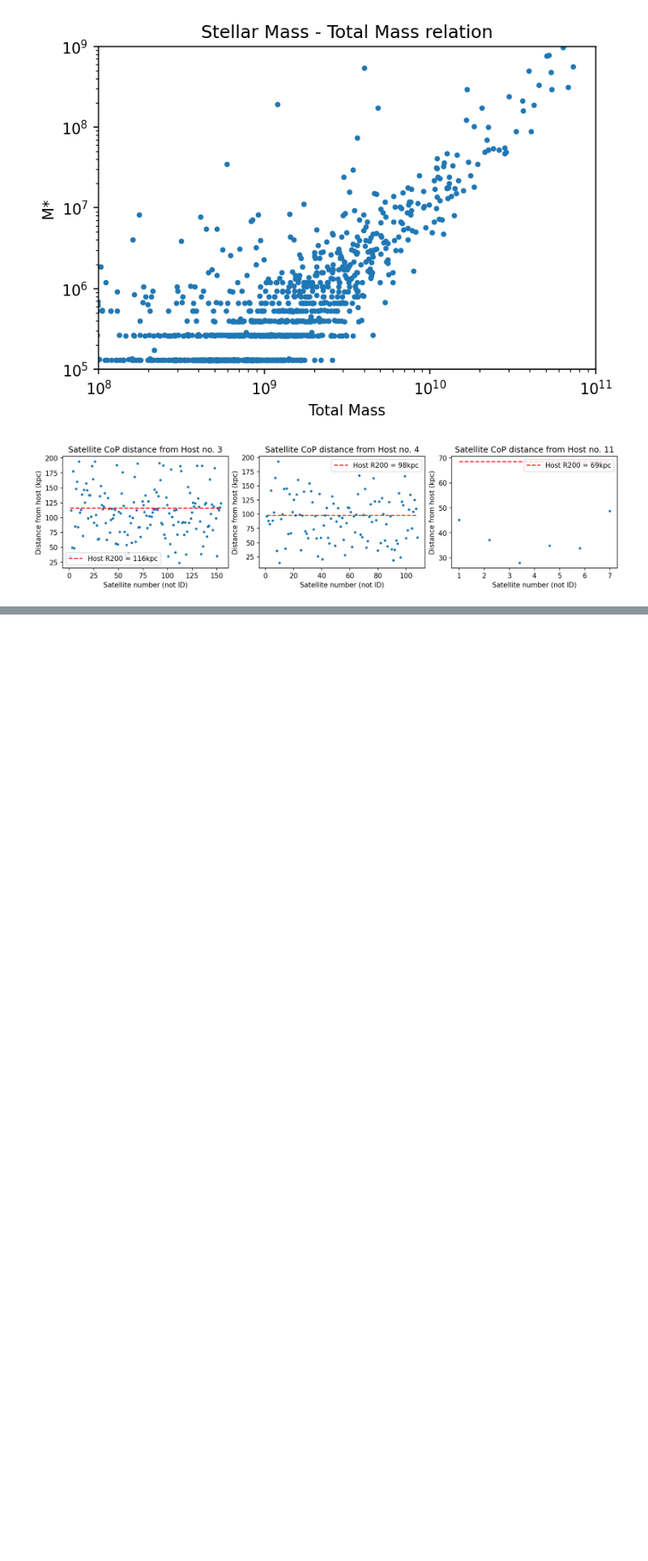
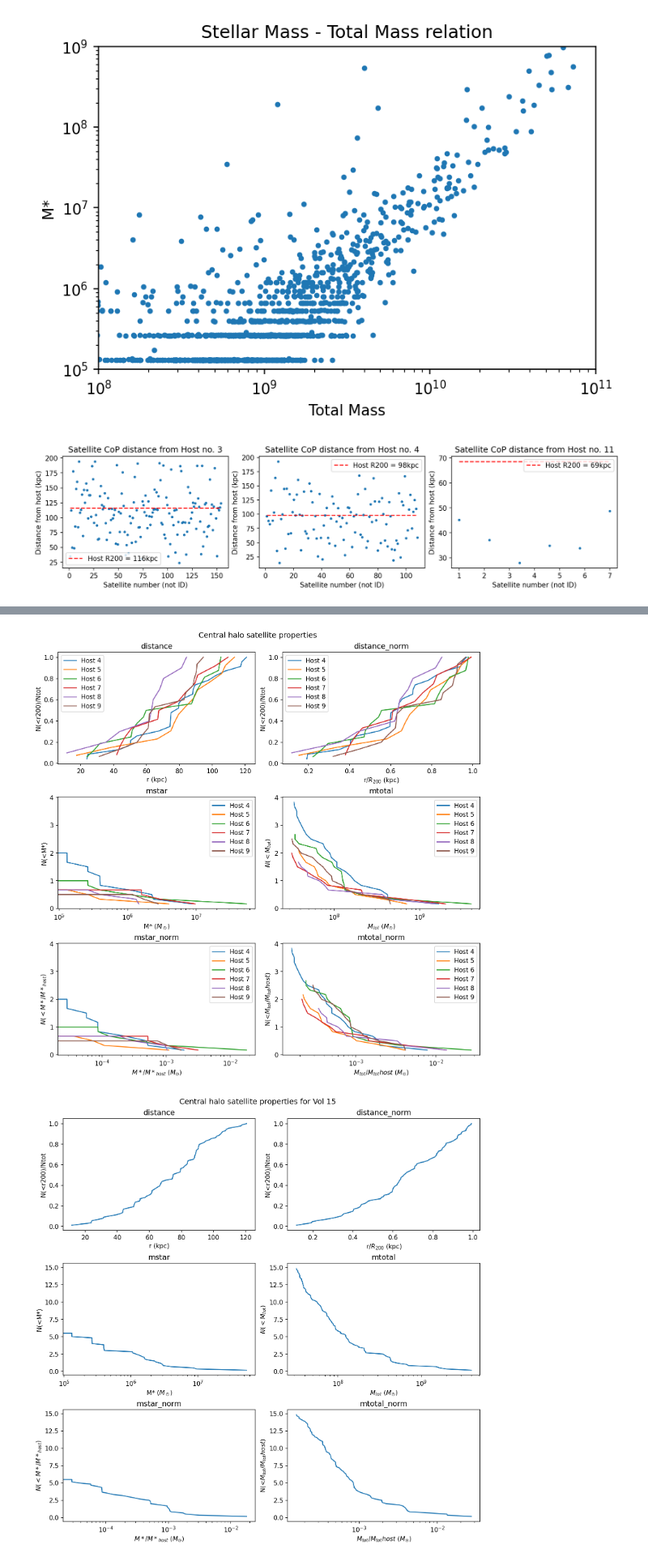
Before and after one commit to PK0207/scripts_by_me, a Jupyter notebook: cosmo_simulations/sim_rework.ipynb, the cells around one changed output, grey strips where cells are left out. Shown at 81% size. Saved outputs shown, nothing was run; the diff lists cells and outputs as text; code cells hidden in the pictures; blank space fills up the shorter version.

```diff
--- a/cosmo_simulations/sim_rework.ipynb
+++ b/cosmo_simulations/sim_rework.ipynb
@@ -632,3 +682,9 @@ fig.show()
+# %%
+vol20_plotsim.number_plots(mstar_cut=True, mtot_cut=True)
+vol20_plotsim.avg_number_plots(mstar_cut=True, mtot_cut=True)
+# %% [output]
+[figure, added]
+[figure, added]
 # %%
 #make stellar mass hallo mass plots for each host and its respective satelites
 #give satellites with no stellar mass some mass lower than 10^5
```
Also changed, not shown: parts of 9 cells of this notebook.
